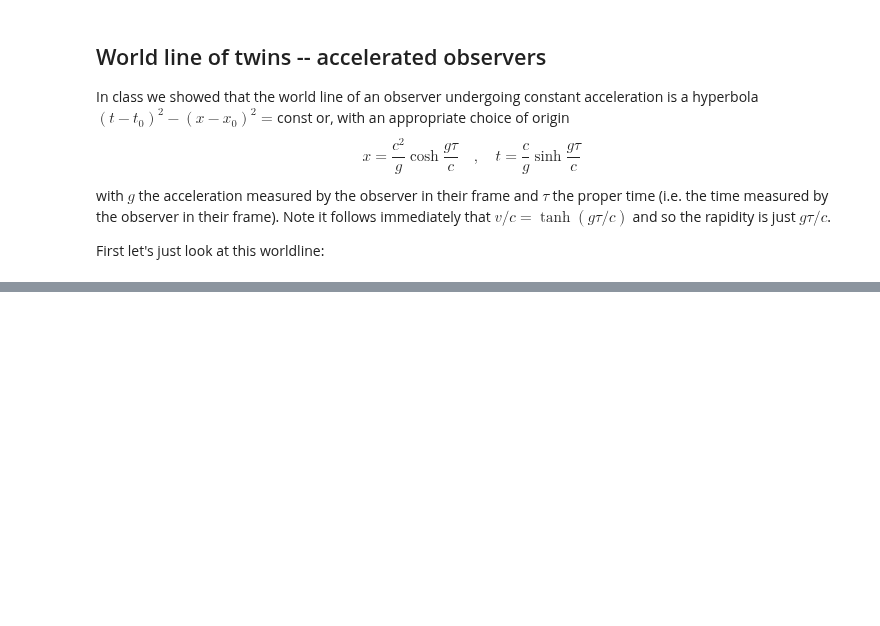
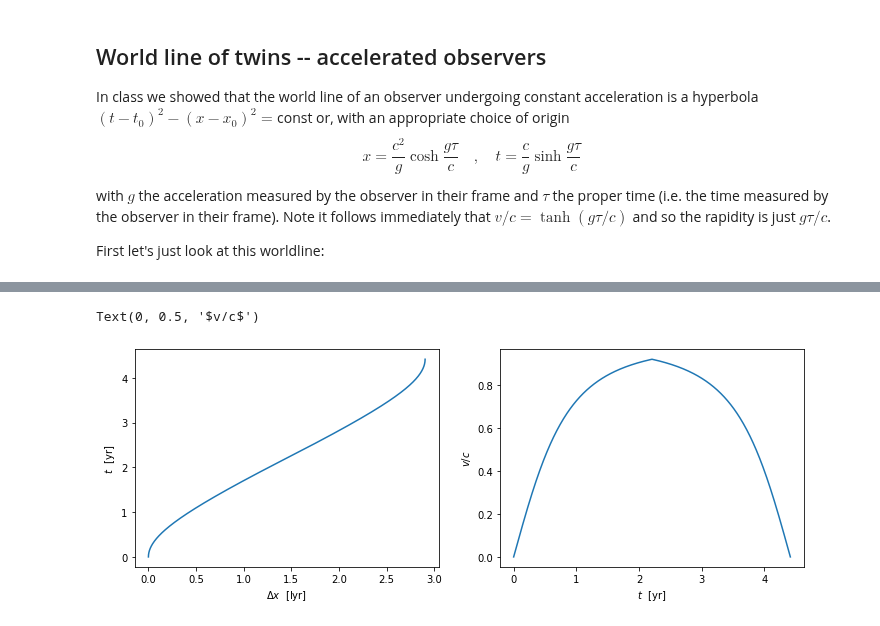
Before and after one commit to LBJ-Wade/Notebooks_cosmology, a Jupyter notebook: physics209/Twins.ipynb, the cells around one changed output, grey strips where cells are left out. Cells and saved outputs as stored; diff of their text form; code cells hidden in the pictures; blank space fills up the shorter version.

```diff
--- a/physics209/Twins.ipynb
+++ b/physics209/Twins.ipynb
@@ -59,0 +58,22 @@ Look at the derivation for e.g. sinusoidal acceleration.
+# %%
+# Flip the worldline
+tflip = 2*tt[-1] - tt[::-1]
+xflip = 2*xx[-1] - xx[::-1]
+vflip = vv[::-1]
+# and append it to our outgoing leg -- dropping the first point.
+tau= np.append(tau,(tau+tau[-1])[1:])
+tt = np.append(tt,tflip[1:])
+xx = np.append(xx,xflip[1:])
+vv = np.append(vv,vflip[1:])
+# %%
+fig,ax = plt.subplots(1,2,figsize=(12,4))
+ax[0].plot((xx-xx[0])/lyr,tt/yr)
+ax[0].set_xlabel(r'$\Delta x$  [lyr]')
+ax[0].set_ylabel(r'$t$  [yr]')
+#
+ax[1].plot(tt/yr,vv/cc)
+ax[1].set_xlabel(r'$t$  [yr]')
+ax[1].set_ylabel(r'$v/c$')
+# %% [output]
+Text(0, 0.5, '$v/c$')
+[figure, added]
```
Also changed, not shown: parts of 17 cells of this notebook.
